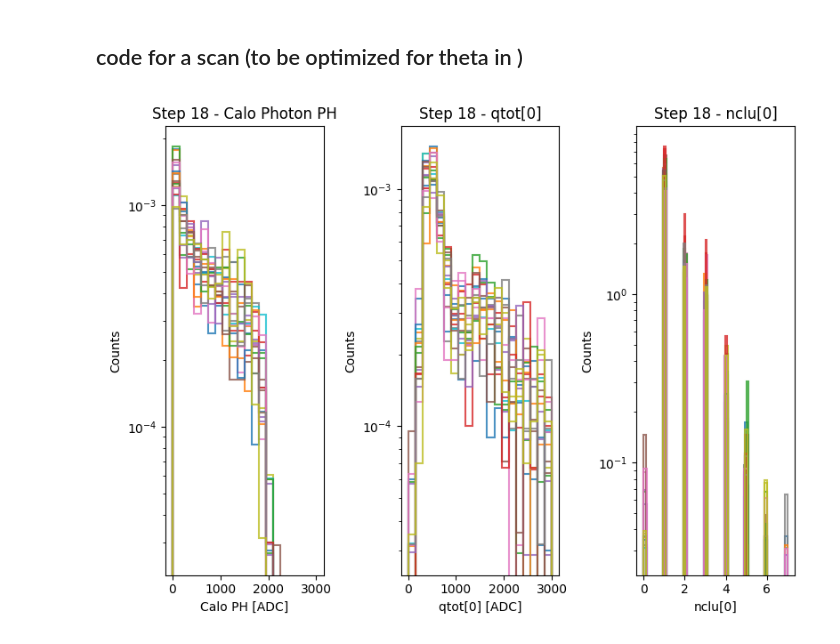
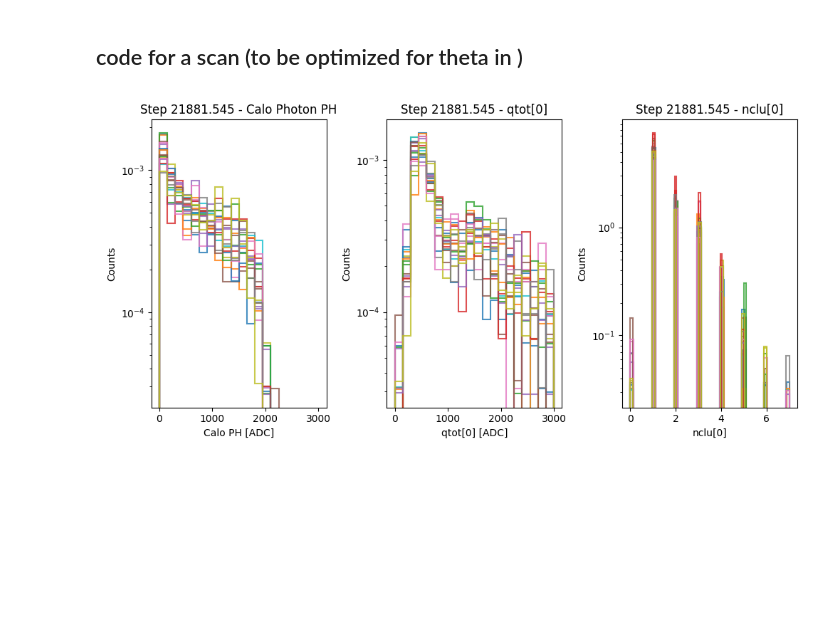
Before and after one commit to Ncanale/eplusBOOST_2025_T9, a Jupyter notebook: compare_epBOOST.ipynb, the cells around one changed output. Cells and saved outputs as stored; diff of their text form; code cells hidden in the pictures; blank space fills up the shorter version.

Commit message:
scan adjustment

```diff
--- a/compare_epBOOST.ipynb
+++ b/compare_epBOOST.ipynb
@@ -62,12 +62,15 @@ def file_loader(run_number):
     # print(np.unique(xinfo[:,1]))
         # print('xpos shape', xpos.shape)
 
+    xpos[:,2]= xpos[:,2] - offset_x2
+    xpos[:,3]= xpos[:,3] - offset_y2
     x1 = xpos[:,1]
     y1 = xpos[:,0]
-    x2 = xpos[:,2] - offset_x2
-    y2 = xpos[:,3] - offset_y2
+    x2 = xpos[:,2]
+    y2 = xpos[:,3]
     x3 = xpos[:,4]
     y3 = xpos[:,5]
+
 
     Calibration = False
     if Calibration:
@@ -86,8 +89,6 @@ def file_loader(run_number):
     return x1, y1, x2, y2, x3, y3, xcry, ycry, ph_calo_photon, ph_cherry1, \
     theta_x_in, theta_y_in, theta_x_out, theta_y_out, tm, qtot, nclu, info_plus,xinfo
 # %%
-run_number = 730156
-
 d12 = 330 ## cm
 d23 = 66.8
 d1c = 330 + 53.2 #cm
@@ -107,12 +108,11 @@ opts_2d = { "cmap" : mycmap, "bins" : bins2d} # "norm" : mpl.colors.LogNorm()}
 th_cherry1 = 20
 th_cherry2 = 20
 # %%
-run_list = [730159,730160,730161,730162,730163,730164,730165] #730157,
-labels = [ 'amorphous', '20300','25300','30300', '35300', '40000', '50000'] #'initial guess',
+run_list = [730159,730160,730161,730162,730163,730164,730165,730166,730175] #730157,
+labels = [ 'amorphous', 'crad 20300','crad 25300','crad 30300', 'crad 35300', 'crad 40300', 'crad 50300','crad 10300', 'rot -12500'] #'initial guess',
 
 x_cry_cut = [4.6, 4.9]
 y_cry_cut = [4.7, 5.15]
-
 
 fig2,ax2 = plt.subplots(1,figsize=(6, 6))
 fig,ax = plt.subplots(3,figsize=(8, 8))
@@ -153,6 +153,7 @@ for i in range(3):
 
 x = np.arange(len(run_list))  # index for each run
 
+
 ax2.plot(x, mean_ph_calo, 'o-', label='Mean Calo PH')
 ax2.plot(x, mean_qtot0, 's-', label='Mean qtot[0]')
 ax2.plot(x, mean_nclu0, '^-', label='Mean nclu[0]')
@@ -180,41 +284,49 @@ plt.show()
 ## code for a scan (to be optimized for theta in )
 # %%
 scan_number = 730158
+
+isrot = False
+iscrad = True
 
 # Caricamento dei dati (assumendo 1 solo run)
 x1, y1, x2, y2, x3, y3, xcry, ycry, ph_calo_photon, ph_cherry1, \
 theta_x_in, theta_y_in, theta_x_out, theta_y_out, tm, qtot, nclu, info_plus,xinfo = file_loader(scan_number)
 
-unique_steps = np.unique(info_plus[:, 1])
+if iscrad:
+    scan_angle = xinfo[:,1]
+else:
+    scan_angle = xinfo[:,0]
+
+unique_steps = np.unique(scan_angle)
 n_steps = len(unique_steps)
 
-fig, axs = plt.subplots(1, 3, figsize=(8,6))
+fig, axs = plt.subplots(1, 3, figsize=(10,5))
 
 for i, step in enumerate(unique_steps):
-    logi = (ph_cherry1 > th_cherry1) & (info_plus[:, 1] == step) & (xcry>x_cry_cut[0]) & (xcry<x_cry_cut[1]) & (ycry>y_cry_cut[0]) & (ycry<y_cry_cut[1])
+    logi = (ph_cherry1 > th_cherry1) & (scan_angle == step) & (xcry>x_cry_cut[0]) & (xcry<x_cry_cut[1]) & (ycry>y_cry_cut[0]) & (ycry<y_cry_cut[1])
 
 
     if np.sum(logi) == 0:
         continue
 
     axs[0].hist(ph_calo_photon[logi], bins=20, range=(0, 3000), label=f'Step {step}', density=True, **opt_hist)
     axs[1].hist(qtot[:, 0][logi], bins=20, range=(0, 3000), label=f'Step {step}', density=True, **opt_hist)
     axs[2].hist(nclu[:, 0][logi], bins=50, label=f'Step {step}', density=True, **opt_hist)
 
     axs[0].set_title(f'Step {step} - Calo Photon PH')
     axs[1].set_title(f'Step {step} - qtot[0]')
     axs[2].set_title(f'Step {step} - nclu[0]')
 
     for j in range(3):
         axs[j].set_yscale('log')
         # axs[j].legend()
         axs[j].set_xlabel(['Calo PH [ADC]', 'qtot[0] [ADC]', 'nclu[0]'][j])
         axs[j].set_ylabel('Counts')
 
 plt.tight_layout()
 plt.show()
 # %% [output]
-[figure, old version]
+[figure, new version]
 # %%
 # Storage for plotting
 steps = []
```
Also changed, not shown: parts of 4 cells of this notebook, 1 other file.
